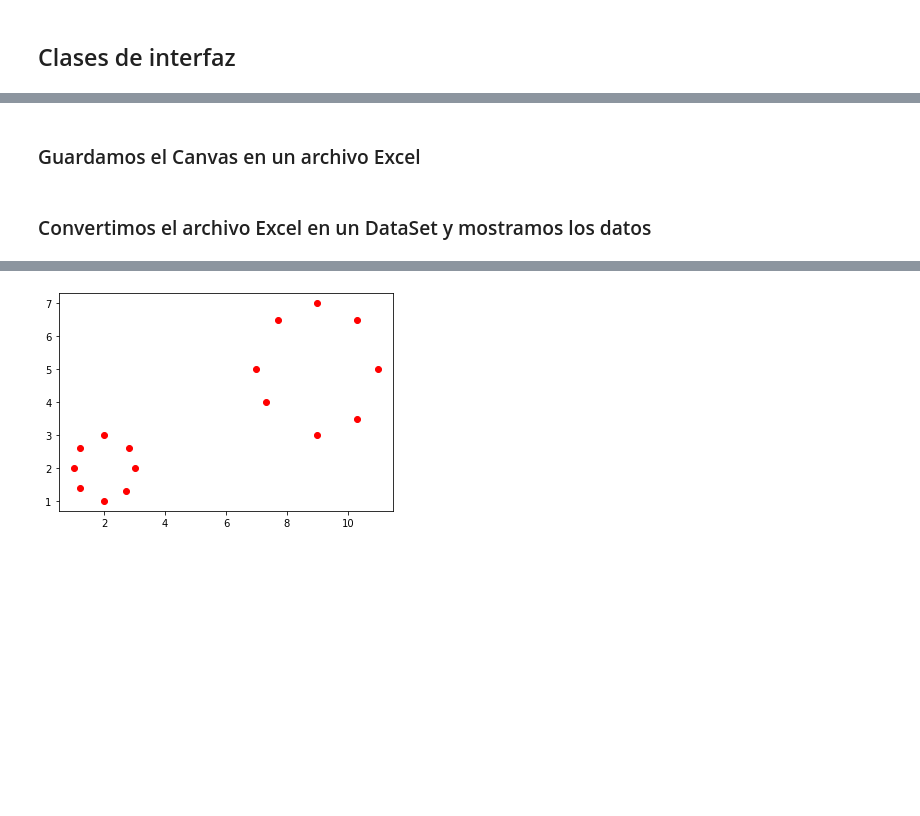
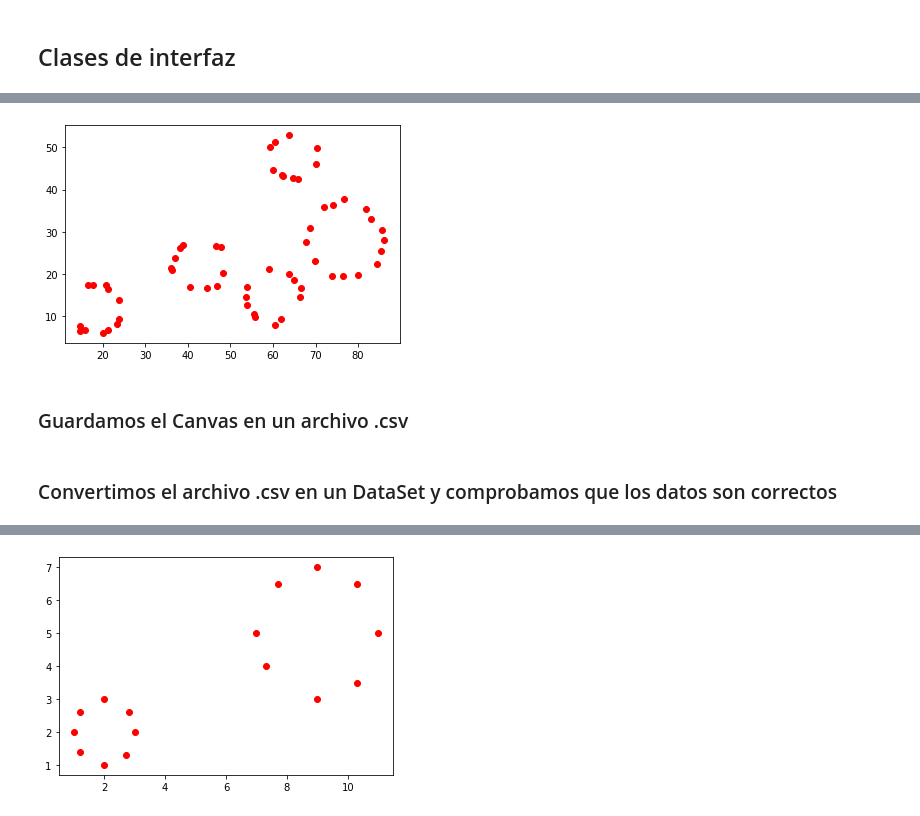
Before and after one commit to ClusteringIA/Clustering, a Jupyter notebook: ClusteringConIncertidumbre.ipynb, the cells around one changed output, grey strips where cells are left out. Saved outputs shown, nothing was run; the diff lists cells and outputs as text; code cells hidden in the pictures; blank space fills up the shorter version.

```diff
--- a/ClusteringConIncertidumbre.ipynb
+++ b/ClusteringConIncertidumbre.ipynb
@@ -947,3 +947,10 @@ canvas2.drawData()
+# %%
+canvasCopy = deepcopy(canvas)
+canvasCopy.removeRandomPoints(0.4)
+canvasCopy.insertNoise(0.4,0.4)
+canvasCopy.drawData()
+# %% [output]
+[figure, added]
 # %% [markdown]
-### Guardamos el Canvas en un archivo Excel
+### Guardamos el Canvas en un archivo .csv
 # %%
@@ -953,7 +960,7 @@ df = pd.DataFrame(canvas.points, columns= headers)
 df = df.sample(frac=1)
 df.to_csv(file_path_ex, columns=headers, index=False, encoding="utf8")
 # %% [markdown]
-### Convertimos el archivo Excel en un DataSet y mostramos los datos
+### Convertimos el archivo .csv en un DataSet y comprobamos que los datos son correctos
 # %%
 setData = DataSet(file_path_ex)
 setData.drawData('ro')
```
Also changed, not shown: parts of 19 cells of this notebook, 13 other files.
